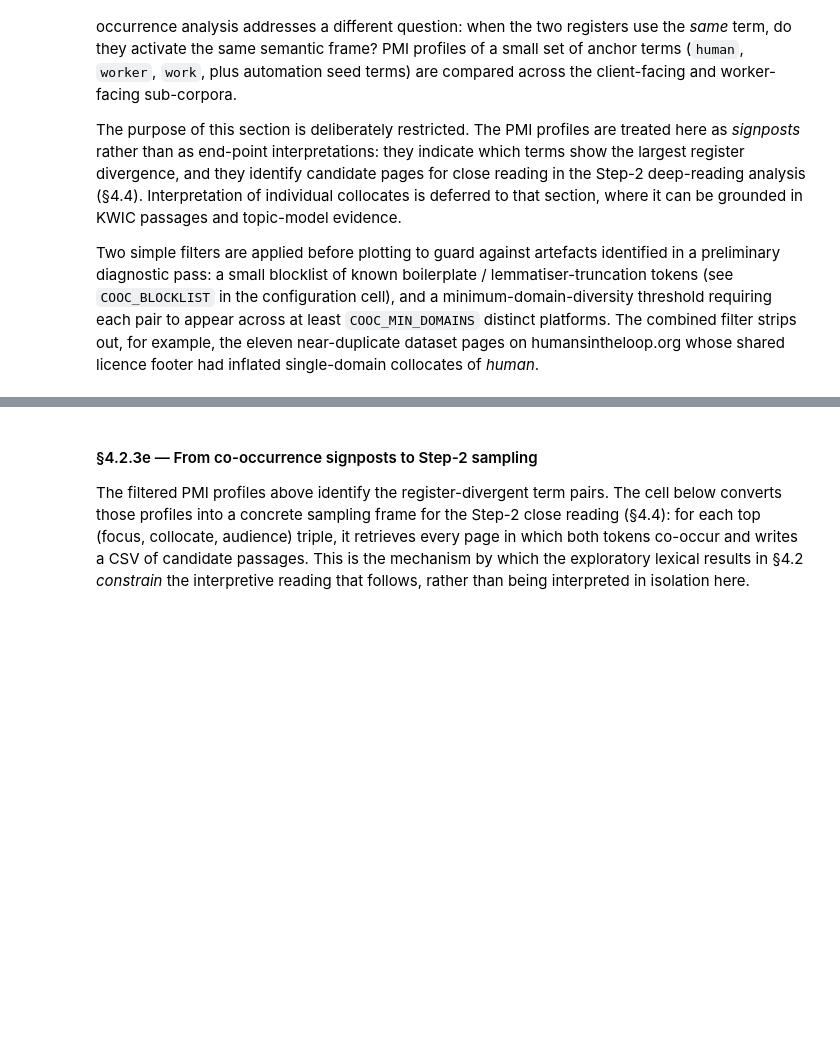
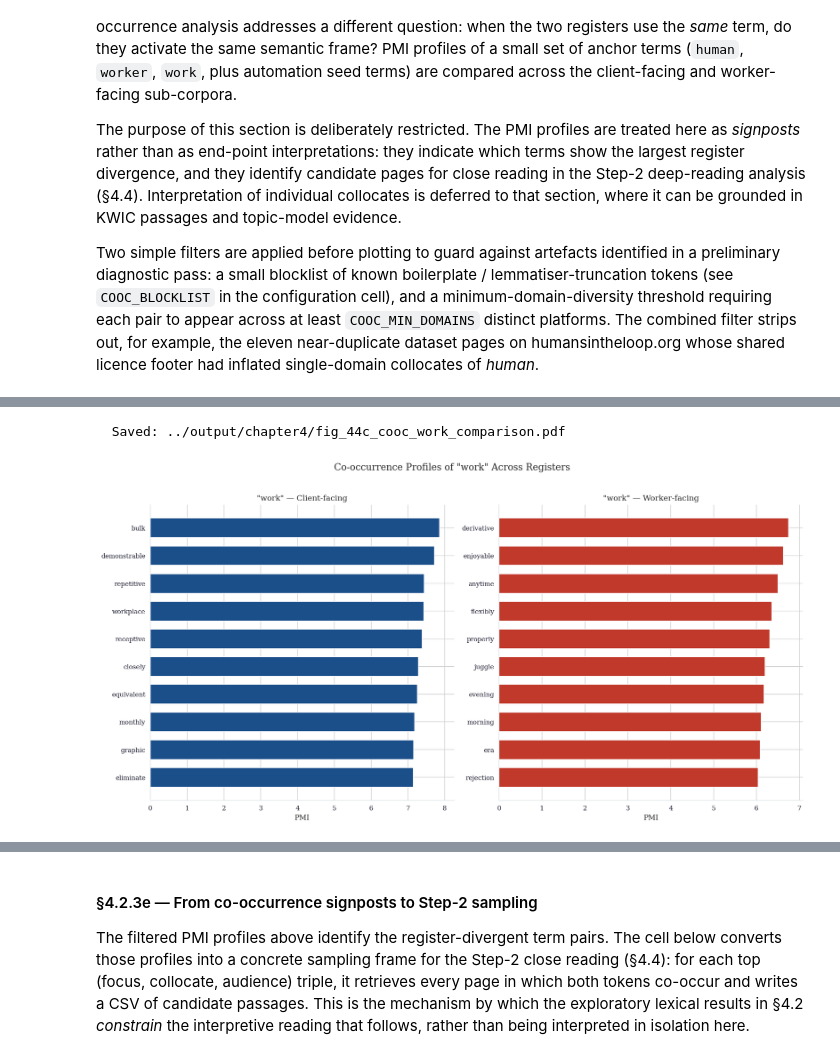
Before and after one commit to yannickkayser/DarkSideofAI, a Jupyter notebook: src2/Chapter4_Results.ipynb, the cells around one changed output, grey strips where cells are left out. Saved outputs shown, nothing was run; the diff lists cells and outputs as text; code cells hidden in the pictures; blank space fills up the shorter version.

```diff
--- a/src2/Chapter4_Results.ipynb
+++ b/src2/Chapter4_Results.ipynb
@@ -894,10 +958,13 @@ plot_pmi_comparison(FOCUS_TERM, client_df, worker_df, 'fig_44b_cooc_worker_compa
 # %%
 # ── §4.2.3c: "work" PMI Profile (filtered) ───────────────────────────────
 FOCUS_TERM = 'work'
-COOC_N = 15
+COOC_N = 10
 client_df = get_pmi_profile(FOCUS_TERM, 'client', COOC_N)
 worker_df = get_pmi_profile(FOCUS_TERM, 'worker', COOC_N)
 COOC_PROFILES[FOCUS_TERM] = {'client': client_df, 'worker': worker_df}
 plot_pmi_comparison(FOCUS_TERM, client_df, worker_df, 'fig_44c_cooc_work_comparison')
+# %% [output]
+  Saved: ../output/chapter4/fig_44c_cooc_work_comparison.pdf
+[figure, added]
 # %%
 # ── §4.2.3d: Automation Terms PMI Profiles (filtered) ─────────────────────
```
Also changed, not shown: parts of 28 cells of this notebook, 4 other files.
